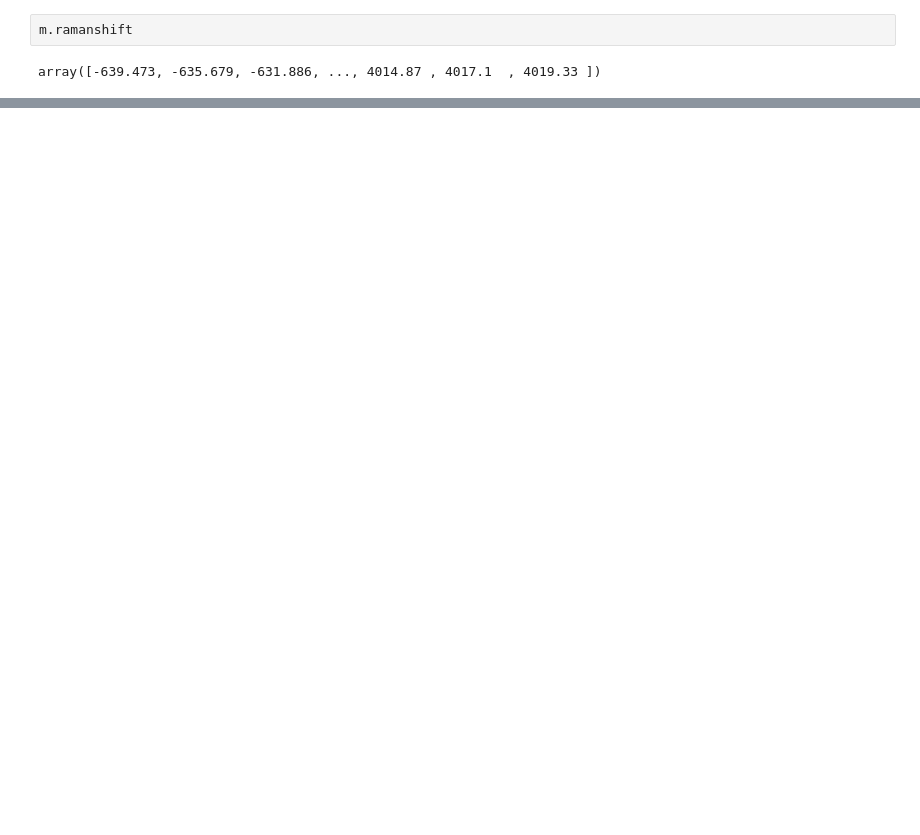
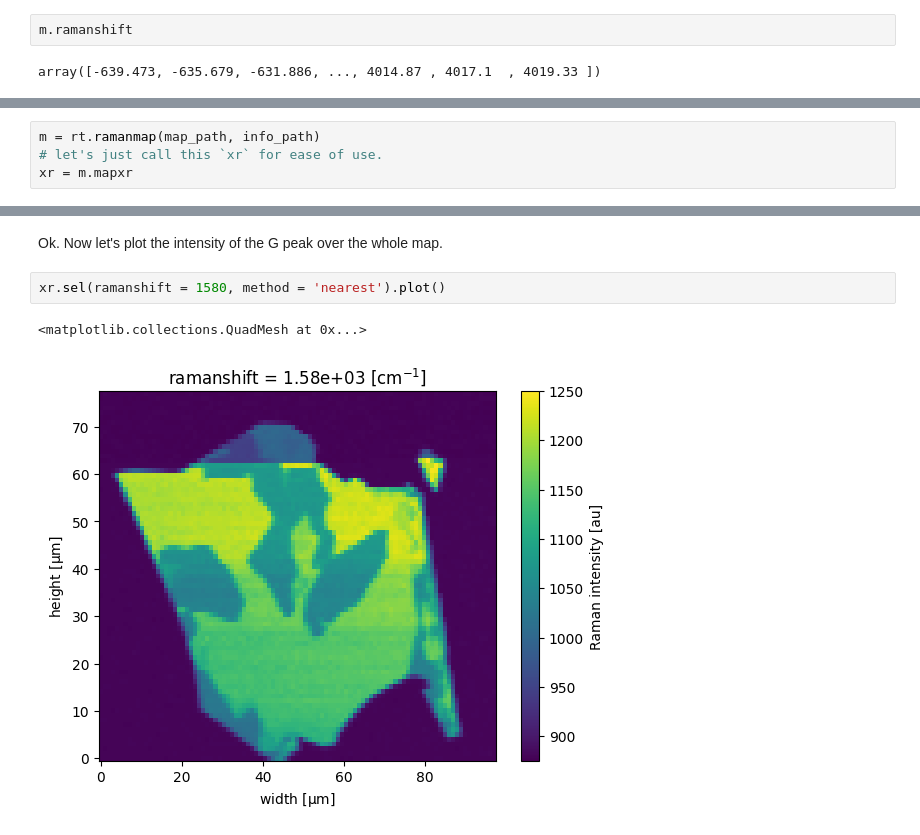
Before and after one commit to zrbyte/ramantools, a Jupyter notebook: ramantools tutorial.ipynb, the cells around one changed output, grey strips where cells are left out. Drawn from its saved outputs; the diff is of its cells as text; blank space fills up the shorter version.

```diff
--- a/ramantools tutorial.ipynb
+++ b/ramantools tutorial.ipynb
@@ -68,0 +76,4 @@ array([-639.473, -635.679, -631.886, ..., 4014.87 , 4017.1  , 4019.33 ])
+# %%
+m = rt.ramanmap(map_path, info_path)
+# let's just call this `xr` for ease of use.
+xr = m.mapxr
@@ -68,0 +139,7 @@ array([-639.473, -635.679, -631.886, ..., 4014.87 , 4017.1  , 4019.33 ])
+# %% [markdown]
+Ok. Now let's plot the intensity of the G peak over the whole map.
+# %%
+xr.sel(ramanshift = 1580, method = 'nearest').plot()
+# %% [output]
+<matplotlib.collections.QuadMesh at 0x...>
+[figure, added]
```
Also changed, not shown: parts of 25 cells of this notebook, 2 other files.
